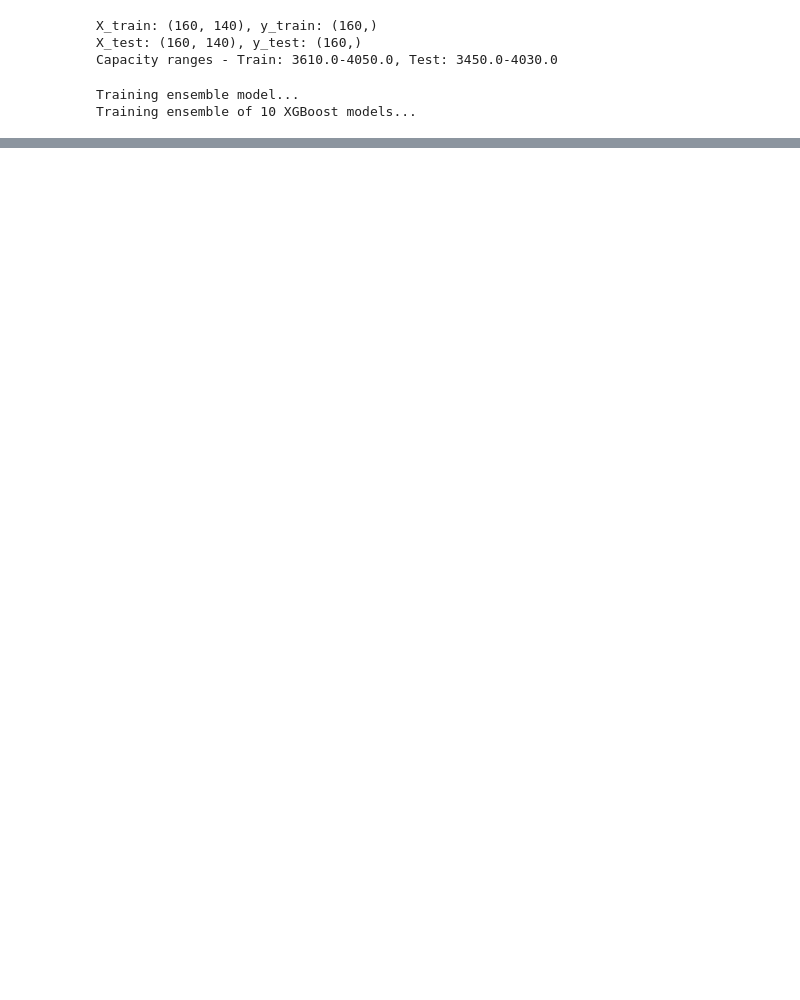
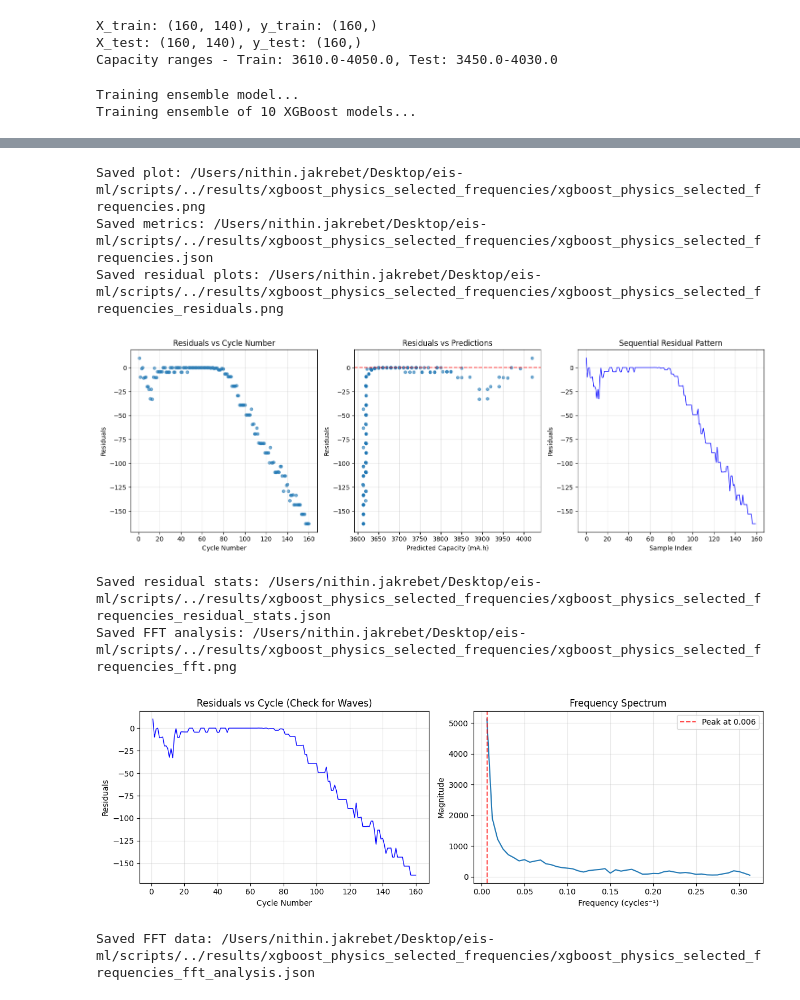
Before and after one commit to NithinJakrebet/eis-ml, a Jupyter notebook: notebooks/gradient_boosting.ipynb, the cells around one changed output, grey strips where cells are left out. Drawn from its saved outputs; the diff is of its cells as text; code cells hidden in the pictures; blank space fills up the shorter version.

```diff
--- a/notebooks/gradient_boosting.ipynb
+++ b/notebooks/gradient_boosting.ipynb
@@ -72,0 +174,36 @@ XGBoost Ensemble Prediction Analysis:
+# %%
+# Calculate residuals and prepare data for saving
+residuals = y_test - y_pred_mean
+cycle_numbers = np.linspace(1, 160, len(residuals)).astype(int)
+
+# Prepare metrics and model info for saving
+metrics_dict = {
+    'rmse': rmse,
+    'r2': r2,
+    'mse': mse,
+    'mae': mae
+}
+
+model_info = {
+    'model': 'XGBoost Ensemble',
+    'frequency_selection': 'physics',
+    'cycle_range': '1-160'
+}
+
+# Save model results with the captured figure
+save_results('xgboost_physics_selected_frequencies', X_train, X_test, metrics_dict, model_info, fig=prediction_fig)
+
+# Save residual analysis (creates and saves its own plots)
+residual_stats = save_residual_analysis('xgboost_physics_selected_frequencies', residuals, cycle_numbers, y_pred_mean)
+
+# Save FFT analysis (creates and saves its own plots)
+fft_data = save_fft_analysis('xgboost_physics_selected_frequencies', residuals, cycle_numbers)
+# %% [output]
+Saved plot: /Users/nithin.jakrebet/Desktop/eis-ml/scripts/../results/xgboost_physics_selected_frequencies/xgboost_physics_selected_frequencies.png
+Saved metrics: /Users/nithin.jakrebet/Desktop/eis-ml/scripts/../results/xgboost_physics_selected_frequencies/xgboost_physics_selected_frequencies.json
+Saved residual plots: /Users/nithin.jakrebet/Desktop/eis-ml/scripts/../results/xgboost_physics_selected_frequencies/xgboost_physics_selected_frequencies_residuals.png
+[figure, added]
+Saved residual stats: /Users/nithin.jakrebet/Desktop/eis-ml/scripts/../results/xgboost_physics_selected_frequencies/xgboost_physics_selected_frequencies_residual_stats.json
+Saved FFT analysis: /Users/nithin.jakrebet/Desktop/eis-ml/scripts/../results/xgboost_physics_selected_frequencies/xgboost_physics_selected_frequencies_fft.png
+[figure, added]
+Saved FFT data: /Users/nithin.jakrebet/Desktop/eis-ml/scripts/../results/xgboost_physics_selected_frequencies/xgboost_physics_selected_frequencies_fft_analysis.json
```
Also changed, not shown: parts of 9 cells of this notebook, 18 other files.
